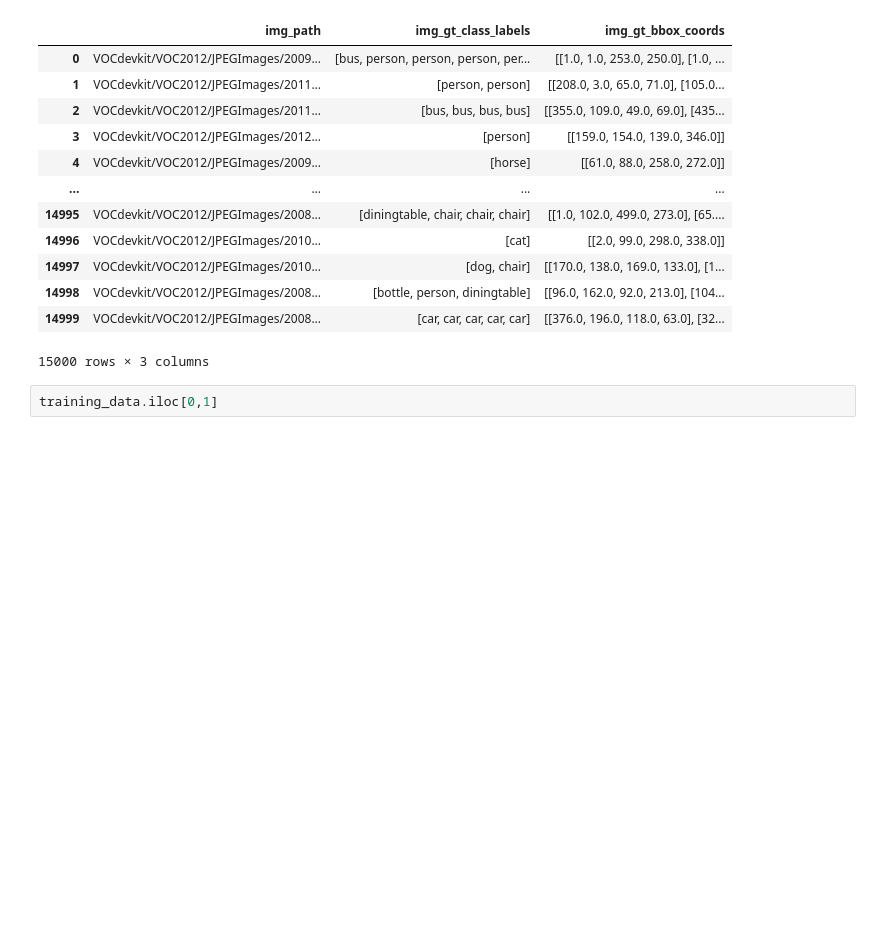
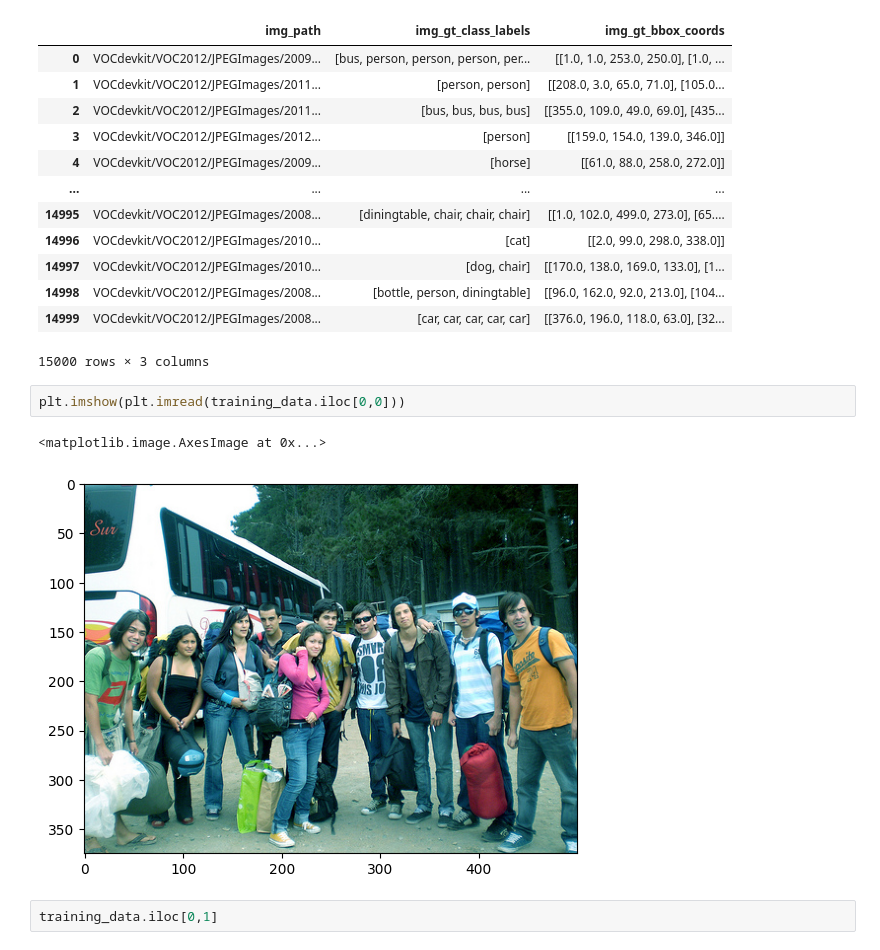
Before and after one commit to aimlrl/yolo-v1-from-scratch, a Jupyter notebook: src.ipynb, the cells around one changed output. Drawn from its saved outputs; the diff is of its cells as text; blank space fills up the shorter version.

```diff
--- a/src.ipynb
+++ b/src.ipynb
@@ -307,6 +281,11 @@ training_data
 | 14998 | VOCdevkit/VOC2012/JPEGImages/2008... | [bottle, person, diningtable] | [[96.0, 162.0, 92.0, 213.0], [104... |
 | 14999 | VOCdevkit/VOC2012/JPEGImages/2008... | [car, car, car, car, car] | [[376.0, 196.0, 118.0, 63.0], [32... |
 15000 rows × 3 columns
+# %%
+plt.imshow(plt.imread(training_data.iloc[0,0]))
+# %% [output]
+<matplotlib.image.AxesImage at 0x...>
+[figure, added]
 # %%
 training_data.iloc[0,1]
 # %% [output]
```
Also changed, not shown: parts of 5 cells of this notebook.
